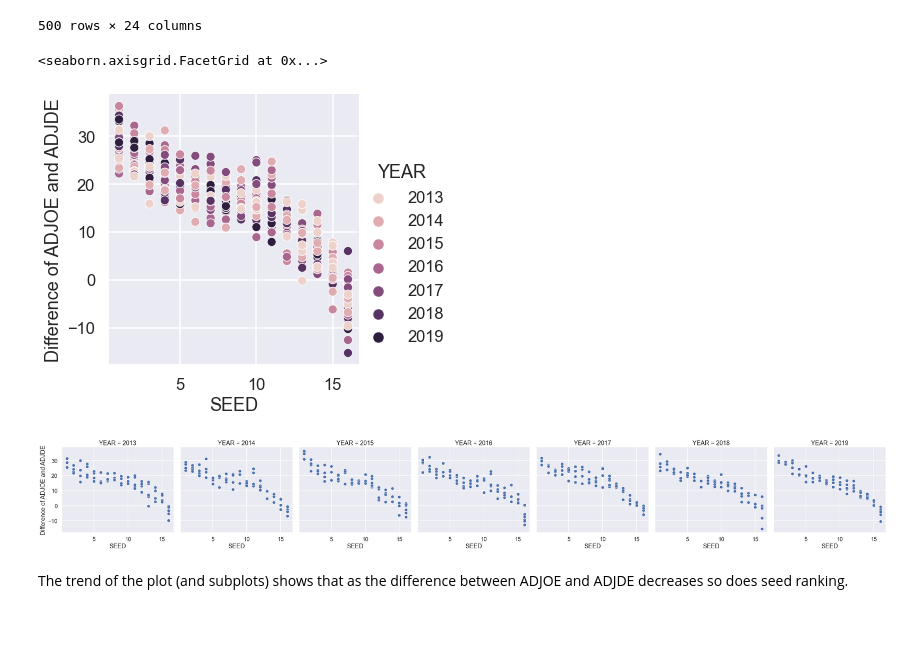
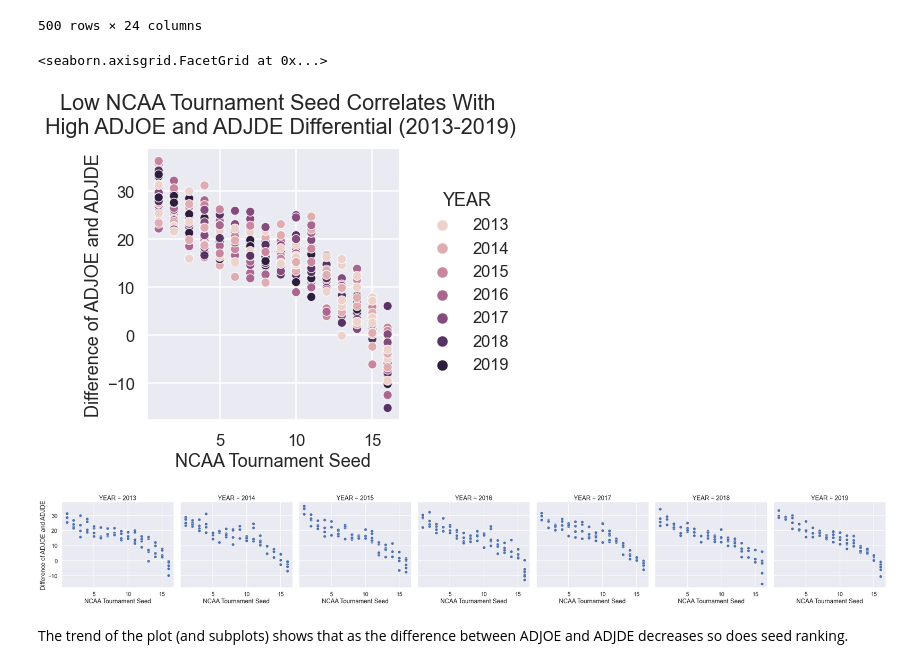
Before and after one commit to nicksteinly/216-Project, a Jupyter notebook: prototype.ipynb, the cells around one changed output. Drawn from its saved outputs; the diff is of its cells as text; code cells hidden in the pictures; blank space fills up the shorter version.

```diff
--- a/prototype.ipynb
+++ b/prototype.ipynb
@@ -71,20 +71,23 @@ cbb.head(500)
 # %%
 # SEED VS DIFFERENCE OF ADJOE AND ADJDE (scatter plot)
 # SEED: Seed in the NCAA March Madness Tournament
 #DIFFERENCE OF ADJOE AND ADJDE:  (ADJOE - ADJDE)
 # ADJOE: Adjusted Offensive Efficiency (An estimate of the offensive efficiency (points scored per 100 possessions) a team would have against the average Division I defense)
 # ADJDE: Adjusted Defensive Efficiency (An estimate of the defensive efficiency (points allowed per 100 possessions) a team would have against the average Division I offense)
 
 
 seed_def = cbb.dropna() #setting inplace=True modifies the current dataframe instead of returning a new one
 seed_def = seed_def.reset_index(drop=True)
+seed_def["NCAA Tournament Seed"] = seed_def["SEED"]
 seed_def["Difference of ADJOE and ADJDE"] = seed_def["ADJOE"]-seed_def["ADJDE"]
 
-sns.relplot(data=seed_def, x="SEED", y="Difference of ADJOE and ADJDE", hue="YEAR")
-sns.relplot(data=seed_def, x="SEED", y="Difference of ADJOE and ADJDE", col="YEAR")
+entire = sns.relplot(data=seed_def, x="NCAA Tournament Seed", y="Difference of ADJOE and ADJDE", hue="YEAR")
+entire.fig.suptitle("""Low NCAA Tournament Seed Correlates With
+High ADJOE and ADJDE Differential (2013-2019)""",x=.52,y=1.1)
+sns.relplot(data=seed_def, x="NCAA Tournament Seed", y="Difference of ADJOE and ADJDE", col="YEAR")
 # %% [output]
 <seaborn.axisgrid.FacetGrid at 0x...>
-[figure, old version]
+[figure, new version]
-[figure, old version]
+[figure, new version]
 # %% [markdown]
 The trend of the plot (and subplots) shows that as the difference between ADJOE and ADJDE decreases so does seed ranking.
```
Also changed, not shown: parts of 3 cells of this notebook.
